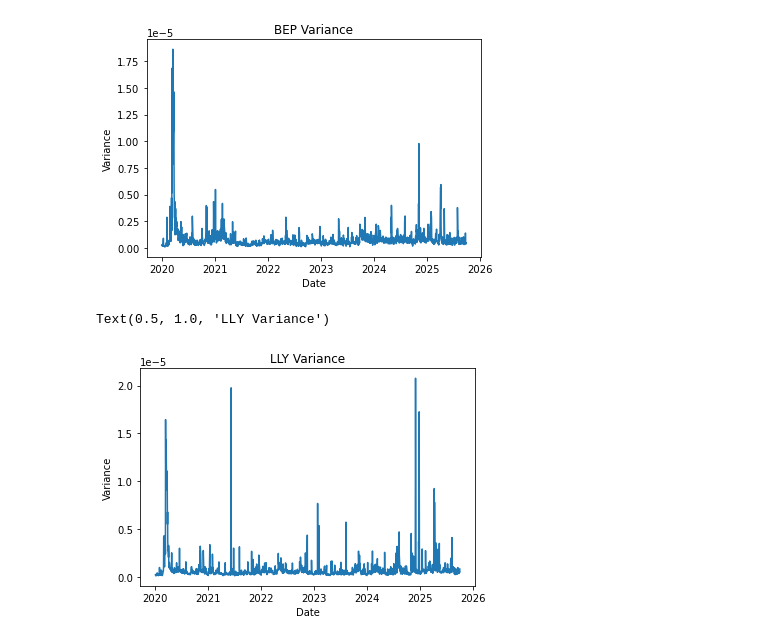
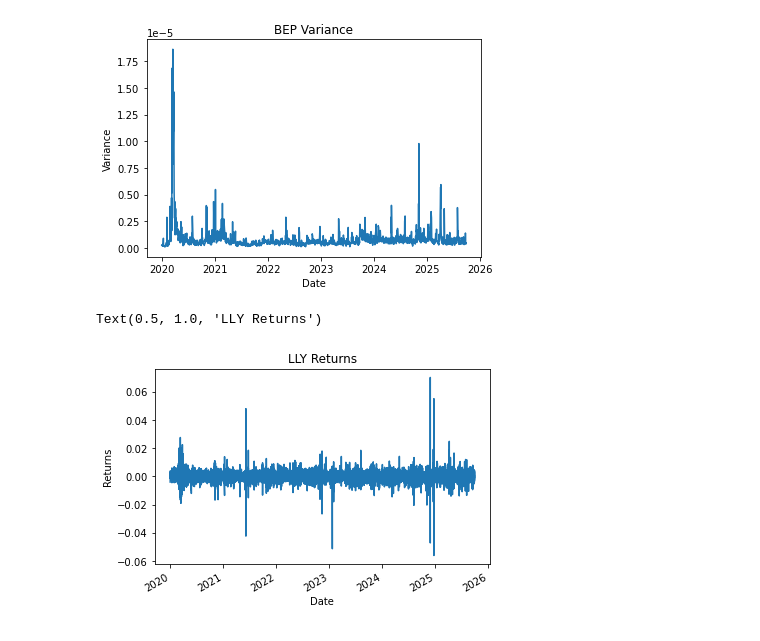
Before and after one commit to asalpert/msdas_practicum-project, a Jupyter notebook: data_preprocessing.ipynb, the cells around one changed output. Drawn from its saved outputs; the diff is of its cells as text; code cells hidden in the pictures.

Commit message:
returns graphs

```diff
--- a/data_preprocessing.ipynb
+++ b/data_preprocessing.ipynb
@@ -124,18 +158,20 @@ plt.title("BEP Variance")
 Text(0.5, 1.0, 'BEP Variance')
 [figure]
 # %%
-df = pd.read_csv("data/LLY_combined.csv.gz")
+df = pd.read_csv("data_files/LLY_combined.csv.gz")
 df.columns
 LLY_returns = pd.DataFrame({
     "time_stamp": df["Unnamed: 0"],
     "log_return": np.log(1+(df['4. close']-df['1. open'])/df['1. open'])
 })
 LLY_returns['time_stamp'] = pd.to_datetime(LLY_returns['time_stamp'], errors='coerce')
 daily_variance_LLY = LLY_returns.groupby(LLY_returns['time_stamp'].dt.floor("1D"))["log_return"].var()
-plt.plot(daily_variance_LLY.index, daily_variance_LLY.values)
+
+LLY_returns.set_index("time_stamp", inplace=True)
+LLY_returns.log_return.plot()
 plt.xlabel("Date")
-plt.ylabel("Variance")
-plt.title("LLY Variance")
+plt.ylabel("Returns")
+plt.title("LLY Returns")
 # %% [output]
-Text(0.5, 1.0, 'LLY Variance')
+Text(0.5, 1.0, 'LLY Returns')
-[figure, old version]
+[figure, new version]
```
Also changed, not shown: parts of 7 cells of this notebook.
